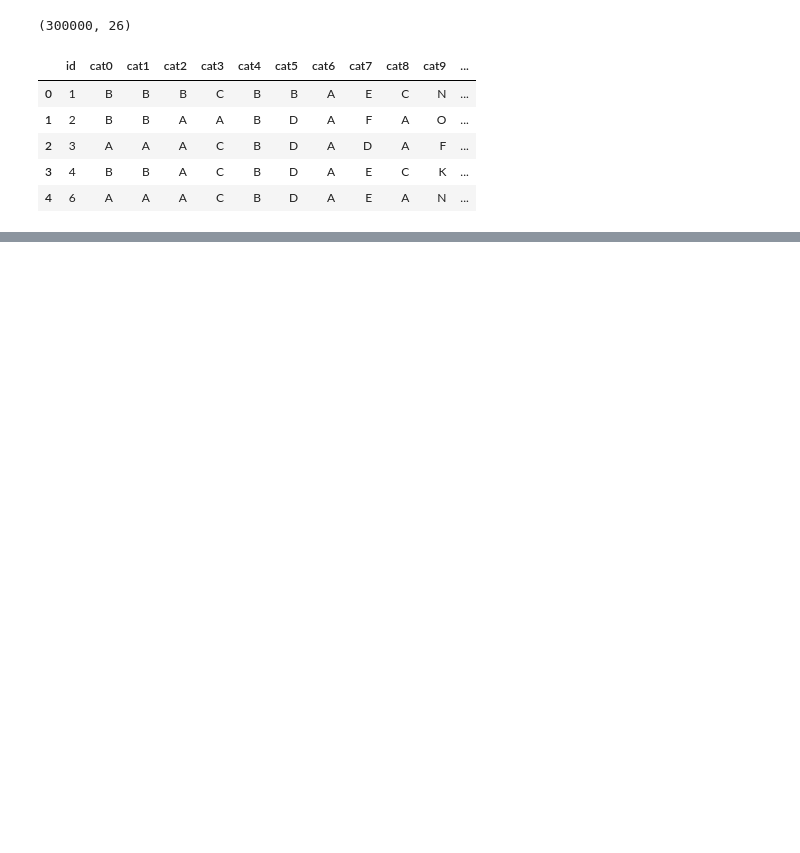
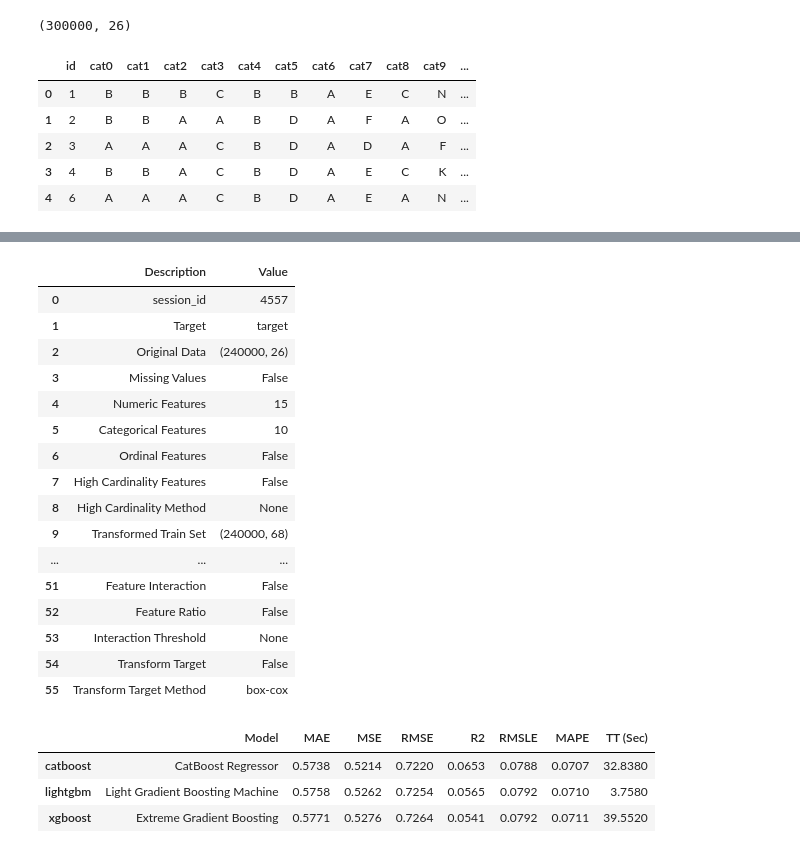
Before and after one commit to ym-dskr/30Days_of_ML, a Jupyter notebook: code/baseline.ipynb, the cells around one changed output, grey strips where cells are left out. Drawn from its saved outputs; the diff is of its cells as text; code cells hidden in the pictures; blank space fills up the shorter version.

```diff
--- a/code/baseline.ipynb
+++ b/code/baseline.ipynb
@@ -9,7 +22,7 @@ from sklearn.preprocessing import OneHotEncoder
 
 pd.set_option('display.max_columns', 30)
 # %%
-train = pd.read_csv('../input/train.csv')
+train_full = pd.read_csv('../input/train.csv')
 # %%
 test = pd.read_csv('../input/test.csv')
 # %%
@@ -25,0 +150,38 @@ train.head()
+# %%
+df_train_set = train_full.iloc[:int(len(train_full)*0.8),:]
+df_valid_set = train_full.iloc[int(len(train_full)*0.8):,:]
+
+cv = KFold(shuffle=True)
+
+exp1 = setup(data = df_train_set,
+             test_data = df_valid_set,
+             target = 'target',
+             # ignore_features = None,
+             fold_shuffle= True,
+             fold_strategy = cv ,
+             data_split_shuffle = True)
+# %% [output]
+|  | Description | Value |
+| 0 | session_id | 4557 |
+| 1 | Target | target |
+| 2 | Original Data | (240000, 26) |
+| 3 | Missing Values | False |
+| 4 | Numeric Features | 15 |
+| 5 | Categorical Features | 10 |
+| 6 | Ordinal Features | False |
+| 7 | High Cardinality Features | False |
+| 8 | High Cardinality Method | None |
+| 9 | Transformed Train Set | (240000, 68) |
+| ... | ... | ... |
+| 51 | Feature Interaction | False |
+| 52 | Feature Ratio | False |
+| 53 | Interaction Threshold | None |
+| 54 | Transform Target | False |
+| 55 | Transform Target Method | box-cox |
+# %%
+best = compare_models(['lightgbm', 'xgboost', 'catboost'])
+# %% [output]
+|  | Model | MAE | MSE | RMSE | R2 | RMSLE | MAPE | TT (Sec) |
+| catboost | CatBoost Regressor | 0.5738 | 0.5214 | 0.7220 | 0.0653 | 0.0788 | 0.0707 | 32.8380 |
+| lightgbm | Light Gradient Boosting Machine | 0.5758 | 0.5262 | 0.7254 | 0.0565 | 0.0792 | 0.0710 | 3.7580 |
+| xgboost | Extreme Gradient Boosting | 0.5771 | 0.5276 | 0.7264 | 0.0541 | 0.0792 | 0.0711 | 39.5520 |
```
Also changed, not shown: parts of 15 cells of this notebook, 8 other files.
